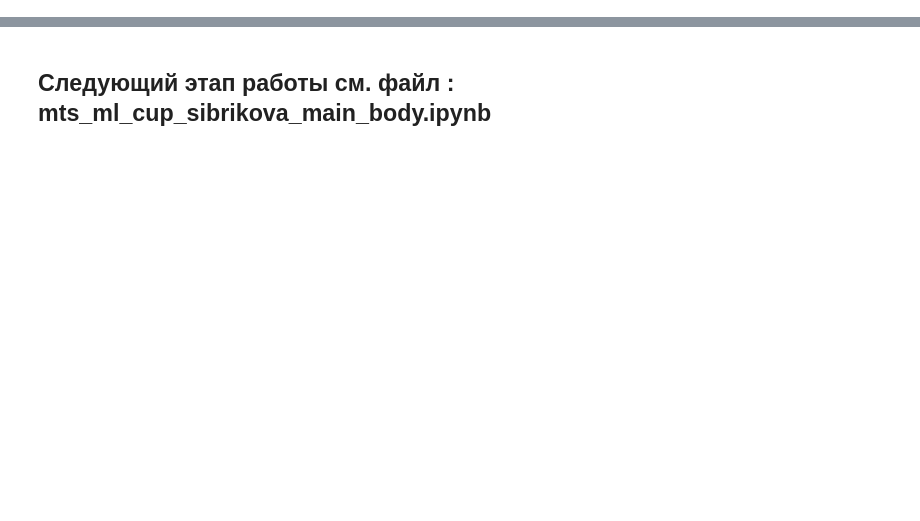
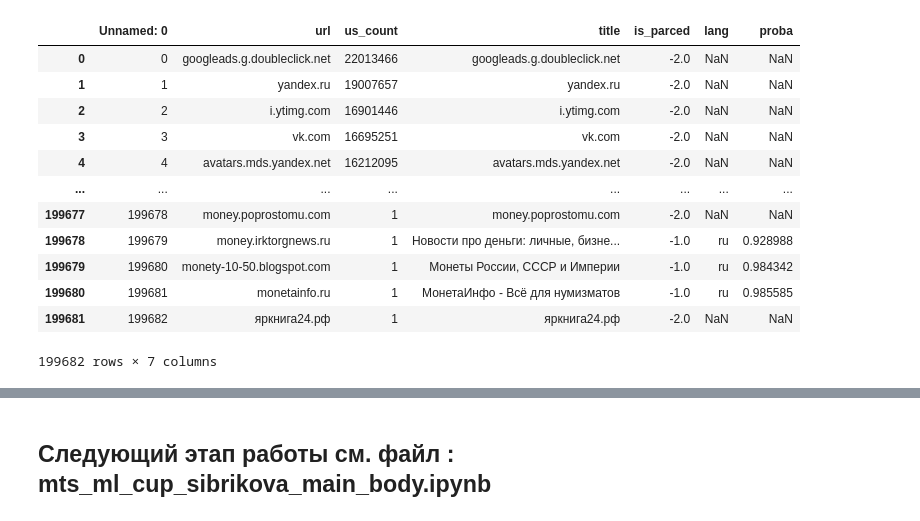
Before and after one commit to katesibrikova/MTS_ML_CUP-23, a Jupyter notebook: mts_ml_cup_sibrikova_url_cluster.ipynb, the cells around one changed output, grey strips where cells are left out. Saved outputs shown, nothing was run; the diff lists cells and outputs as text; code cells hidden in the pictures; blank space fills up the shorter version.

```diff
--- a/mts_ml_cup_sibrikova_url_cluster.ipynb
+++ b/mts_ml_cup_sibrikova_url_cluster.ipynb
@@ -93,0 +81,29 @@ result.to_csv('titles_sib')
+# %%
+language_detection_1['lang'] = language_detection_1['title'].apply(lambda x: x[0])
+language_detection_1['proba'] = language_detection_1['title'].apply(lambda x: x[1])
+# %%
+language_detection_1.loc[language_detection_1['title']==("error",'error'),"lang"]="Nan"
+language_detection_1.loc[language_detection_1['title']==("error",'error'),"proba"]="Nan"
+# %%
+language_detection_1['proba']=language_detection_1['proba'].astype('float')
+language_detection_1=language_detection_1.drop(['title'],axis=1)
+#language_detection_1
+# %%
+
+df=df.join(language_detection_1)
+# %%
+df
+# %% [output]
+|  | Unnamed: 0 | url | us_count | title | is_parced | lang | proba |
+| 0 | 0 | googleads.g.doubleclick.net | 22013466 | googleads.g.doubleclick.net | -2.0 | NaN | NaN |
+| 1 | 1 | yandex.ru | 19007657 | yandex.ru | -2.0 | NaN | NaN |
+| 2 | 2 | i.ytimg.com | 16901446 | i.ytimg.com | -2.0 | NaN | NaN |
+| 3 | 3 | vk.com | 16695251 | vk.com | -2.0 | NaN | NaN |
+| 4 | 4 | avatars.mds.yandex.net | 16212095 | avatars.mds.yandex.net | -2.0 | NaN | NaN |
+| ... | ... | ... | ... | ... | ... | ... | ... |
+| 199677 | 199678 | money.poprostomu.com | 1 | money.poprostomu.com | -2.0 | NaN | NaN |
+| 199678 | 199679 | money.irktorgnews.ru | 1 | Новости про деньги: личные, бизне... | -1.0 | ru | 0.928988 |
+| 199679 | 199680 | monety-10-50.blogspot.com | 1 | Монеты России, СССР и Империи | -1.0 | ru | 0.984342 |
+| 199680 | 199681 | monetainfo.ru | 1 | МонетаИнфо - Всё для нумизматов | -1.0 | ru | 0.985585 |
+| 199681 | 199682 | яркнига24.рф | 1 | яркнига24.рф | -2.0 | NaN | NaN |
+199682 rows × 7 columns
```
Also changed, not shown: parts of 103 cells of this notebook.
